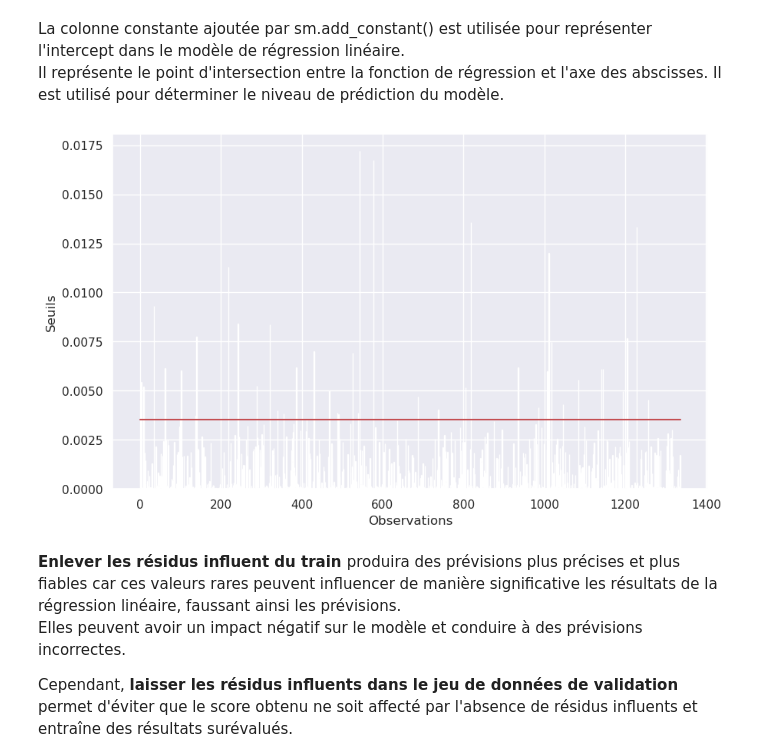
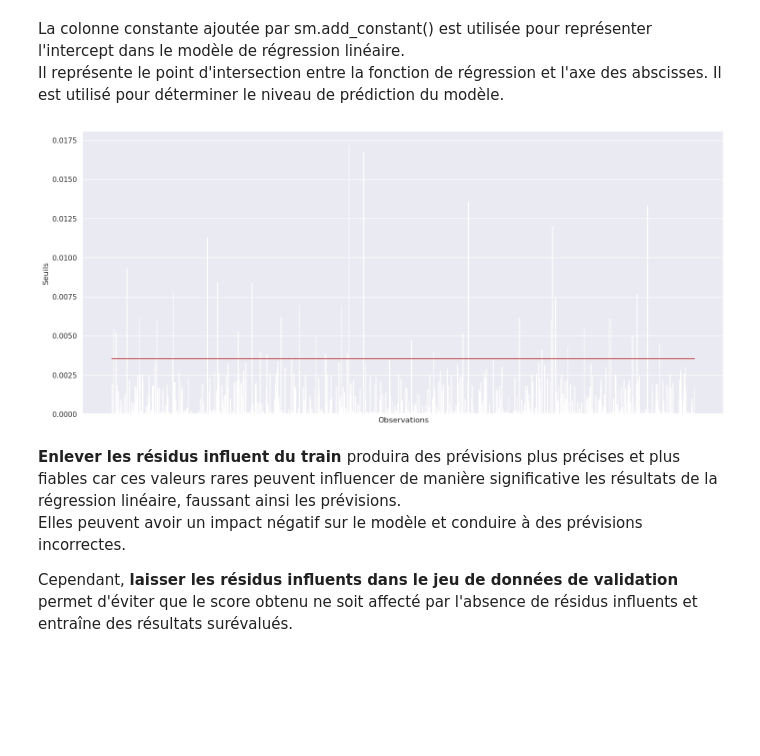
Before and after one commit to EliasMez/assurance, a Jupyter notebook: modelisation.ipynb, the cells around one changed output. Saved outputs shown, nothing was run; the diff lists cells and outputs as text; code cells hidden in the pictures; blank space fills up the shorter version.

```diff
--- a/modelisation.ipynb
+++ b/modelisation.ipynb
@@ -71,7 +73,7 @@ transformer = make_column_transformer(
 # %% [markdown]
 ### Entrainement
 # %%
-lr_model = make_pipeline(transformer,PolynomialFeatures(2),LinearRegression())
+lr_model = make_pipeline(transformer,PolynomialFeatures(),LinearRegression())
 lr_model.fit(X_train,y_train)
 # %% [output]
 Pipeline(steps=[('columntransformer',
@@ -149,14 +157,16 @@ seuil_dcook = 4/n
 La colonne constante ajoutée par sm.add_constant() est utilisée pour représenter l'intercept dans le modèle de régression linéaire. <br>
 Il représente le point d'intersection entre la fonction de régression et l'axe des abscisses. Il est utilisé pour déterminer le niveau de prédiction du modèle.
 # %%
-plt.figure(figsize=(10,6))
+plt.figure(figsize=(18,8))
 plt.bar(X_train.index, X_train['dcooks'] )
+# sns.barplot(x=X_train.index, y=X_train['dcooks'])
 plt.xlabel('Observations')
 plt.ylabel('Seuils')
+plt.xticks([])
 plt.plot([0, len(df)], [seuil_dcook, seuil_dcook], color='r')
 plt.show()
 # %% [output]
-[figure, old version]
+[figure, new version]
 # %% [markdown]
 <strong> Enlever les résidus influent du train </strong> produira des prévisions plus précises et plus fiables car ces valeurs rares peuvent influencer de manière significative les résultats de la régression linéaire, faussant ainsi les prévisions. <br>
 Elles peuvent avoir un impact négatif sur le modèle et conduire à des prévisions incorrectes.
```
Also changed, not shown: parts of 19 cells of this notebook, 2 other files.
